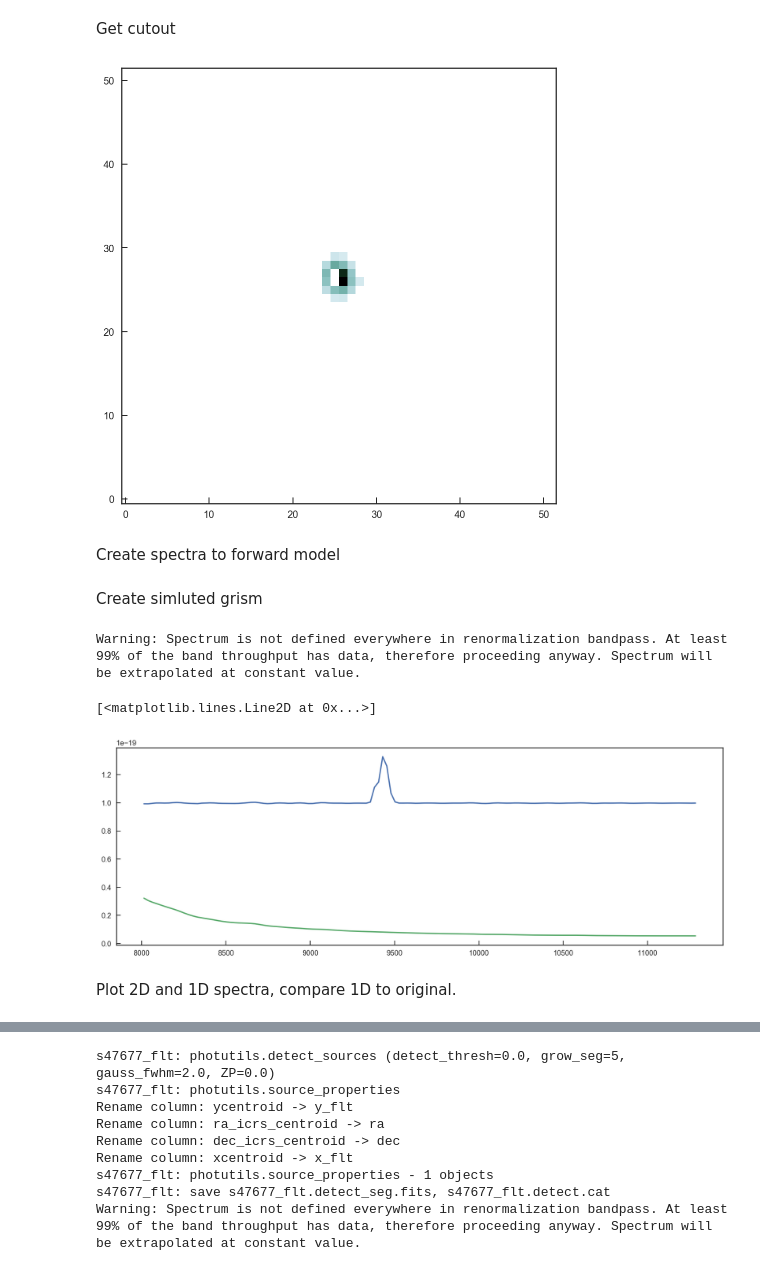
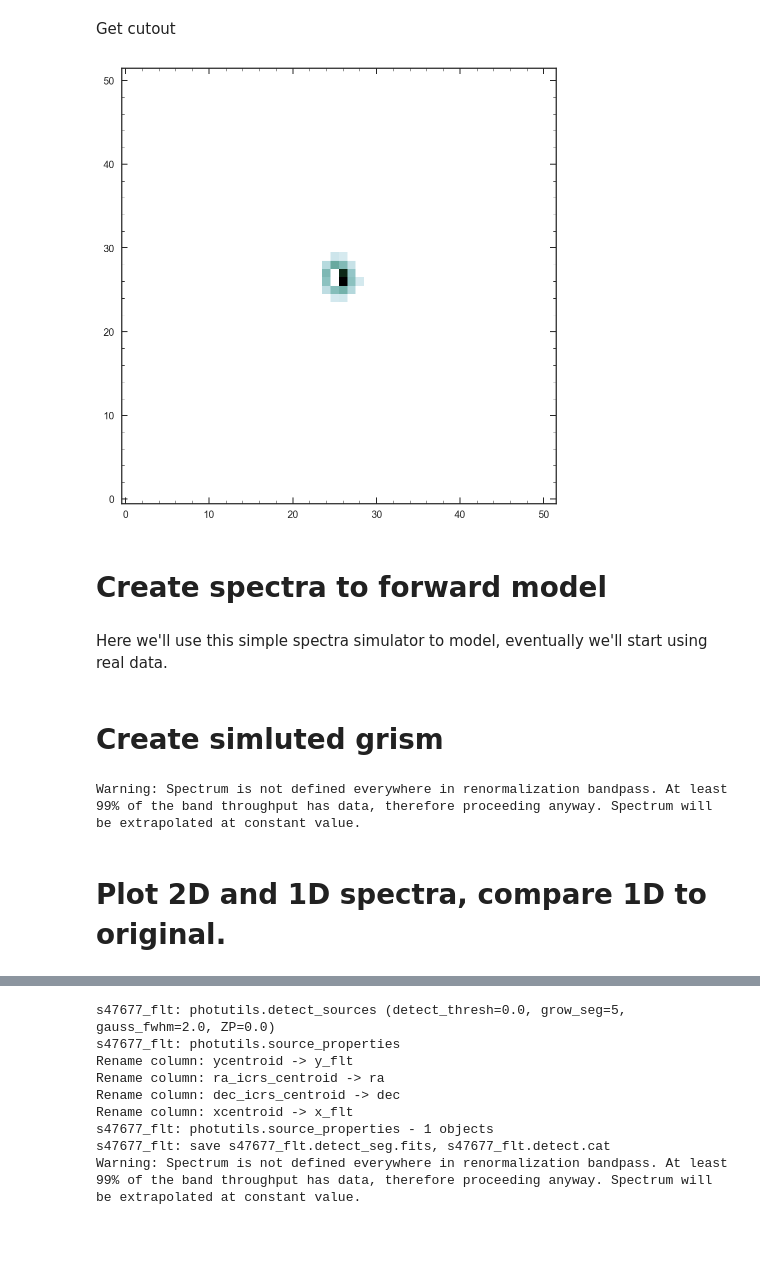
Before and after one commit to Vince-ec/grizli_sim_tutorial, a Jupyter notebook: Grizli_mosaic_tutorial.ipynb, the cells around one changed output, grey strips where cells are left out. Drawn from its saved outputs; the diff is of its cells as text; code cells hidden in the pictures; blank space fills up the shorter version.

```diff
--- a/Grizli_mosaic_tutorial.ipynb
+++ b/Grizli_mosaic_tutorial.ipynb
@@ -59,18 +65,18 @@ gid = sim_g102.catalog['id'][ix]
 # %% [markdown]
 Get cutout
 # %%
-%matplotlib inline
-
 ## Spectrum cutouts
-beam_g102 = grizli.model.BeamCutout(sim_g102, beam=sim_g102.object_dispersers[id]['A'], conf=sim_g102.conf)
+beam_g102 = grizli.model.BeamCutout(sim_g102, beam=sim_g102.object_dispersers[gid][2]['A'], conf=sim_g102.conf)
 
 ###show cutout
 plt.figure(figsize=[8,8])
 plt.imshow(beam_g102.beam.direct*(beam_g102.beam.seg == gid), interpolation='Nearest', cmap=colmap, origin='lower')
 plt.show()
 plt.close()
 # %% [output]
-[figure, old version]
+[figure, new version]
 # %% [markdown]
-Create spectra to forward model
+# Create spectra to forward model
+# %% [markdown]
+Here we'll use this simple spectra simulator to model, eventually we'll start using real data.
 # %%
@@ -81,7 +86,7 @@ er = flx / SNR
 redshift = 1.3
 wv_obs = wv * (1 + redshift)
 # %% [markdown]
-Create simluted grism
+# Create simluted grism
 # %%
 ## create basis model for sim
 spec = S.ArraySpectrum(wv, flx, fluxunits='flam')
@@ -116,15 +121,8 @@ mer /=np.trapz(mer,mwv)
 mer *= np.trapz(mfl,mwv) / SNR
 # %% [output]
 Warning: Spectrum is not defined everywhere in renormalization bandpass. At least 99% of the band throughput has data, therefore proceeding anyway. Spectrum will be extrapolated at constant value.
-# %%
-plt.figure(figsize=[15,5])
-plt.plot(w[IDX],mfl)
-plt.plot(w[IDX],mer)
-# %% [output]
-[<matplotlib.lines.Line2D at 0x...>]
-[figure, removed]
 # %% [markdown]
-Plot 2D and 1D spectra, compare 1D to original.
+# Plot 2D and 1D spectra, compare 1D to original.
 # %%
 ###Show Grism
 plt.figure(figsize=[12,8])
```
Also changed, not shown: parts of 19 cells of this notebook.
